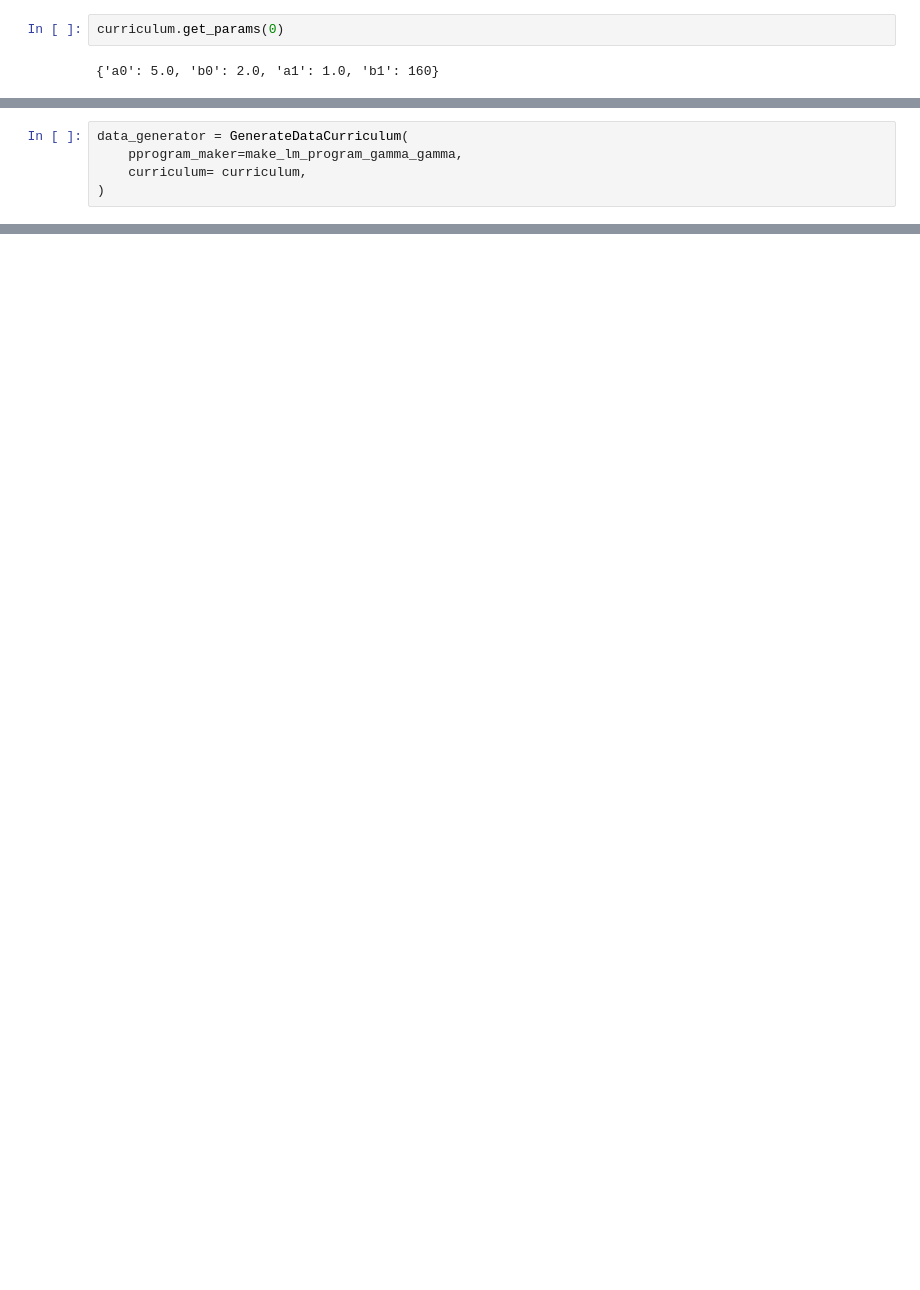
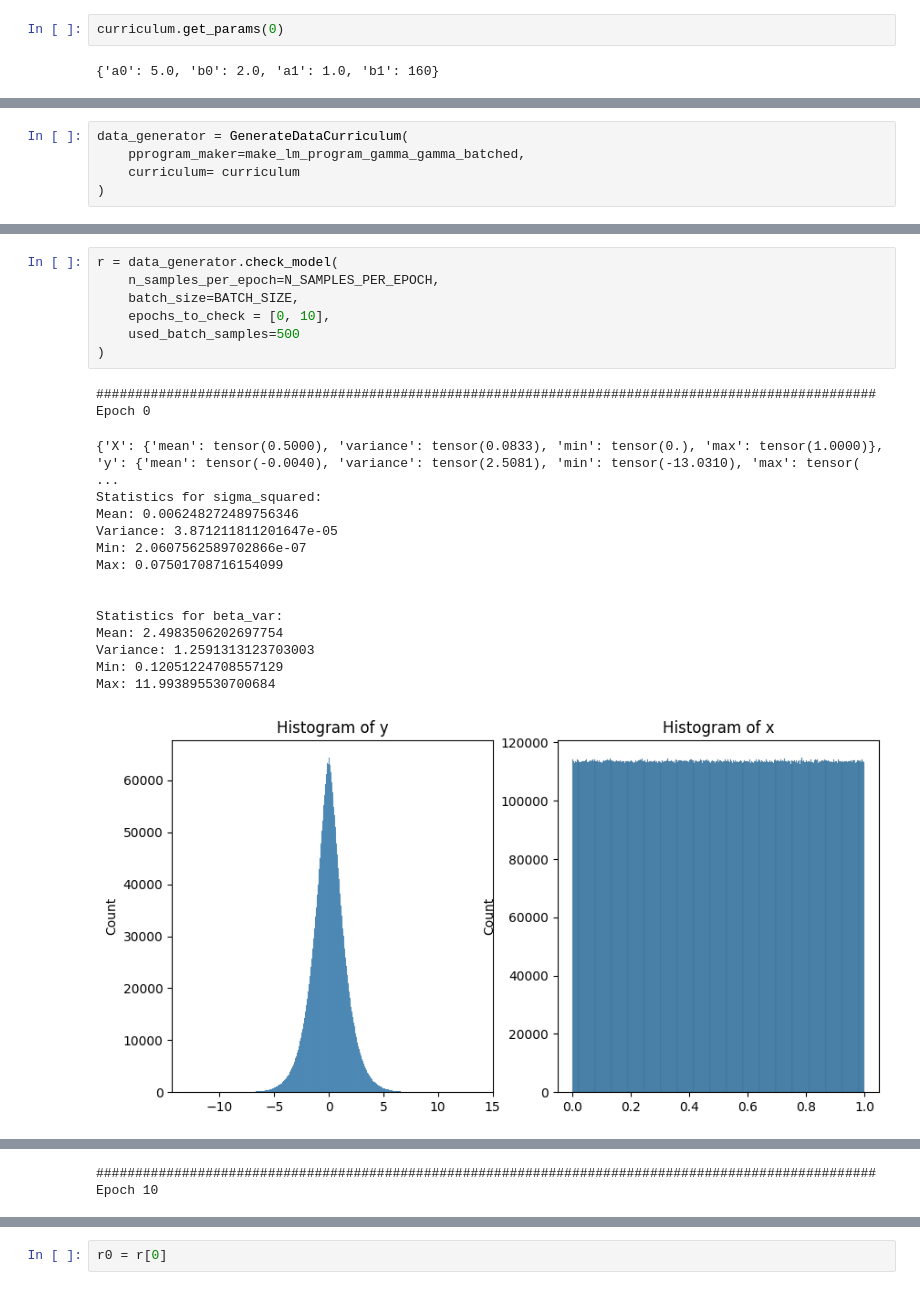
Before and after one commit to ArikReuter/ICL_for_Full_Bayesian_Inference, a Jupyter notebook: LinearRegression/GenerativeModels/Test_Curriculum.ipynb, the cells around one changed output, grey strips where cells are left out. Drawn from its saved outputs; the diff is of its cells as text; blank space fills up the shorter version.

```diff
--- a/LinearRegression/GenerativeModels/Test_Curriculum.ipynb
+++ b/LinearRegression/GenerativeModels/Test_Curriculum.ipynb
@@ -39,5 +44,5 @@ curriculum.get_params(49*N_EPOCHS)
 # %%
 data_generator = GenerateDataCurriculum(
-    pprogram_maker=make_lm_program_gamma_gamma,
-    curriculum= curriculum,
+    pprogram_maker=make_lm_program_gamma_gamma_batched,
+    curriculum= curriculum
 )
@@ -110,0 +49,24 @@ Max: 7.202929973602295
+# %%
+r = data_generator.check_model(
+    n_samples_per_epoch=N_SAMPLES_PER_EPOCH,
+    batch_size=BATCH_SIZE,
+    epochs_to_check = [0, 10],
+    used_batch_samples=500
+)
+# %% [output]
+####################################################################################################
+Epoch 0
+{'X': {'mean': tensor(0.5000), 'variance': tensor(0.0833), 'min': tensor(0.), 'max': tensor(1.0000)}, 'y': {'mean': tensor(-0.0040), 'variance': tensor(2.5081), 'min': tensor(-13.0310), 'max': tensor( ...
+Statistics for sigma_squared:
+Mean: 0.006248272489756346
+Variance: 3.871211811201647e-05
+Min: 2.0607562589702866e-07
+Max: 0.07501708716154099
+
+
+Statistics for beta_var:
+Mean: 2.4983506202697754
+Variance: 1.2591313123703003
+Min: 0.12051224708557129
+Max: 11.993895530700684
+[figure, added]
@@ -110,0 +76,2 @@ Max: 7.202929973602295
+####################################################################################################
+Epoch 10
@@ -111,2 +95,4 @@ Max: 7.202929973602295
+# %%
+r0 = r[0]
 # %%
 epoch_loader = data_generator.make_epoch_loader(
```
Also changed, not shown: parts of 12 cells of this notebook, 13 other files.
